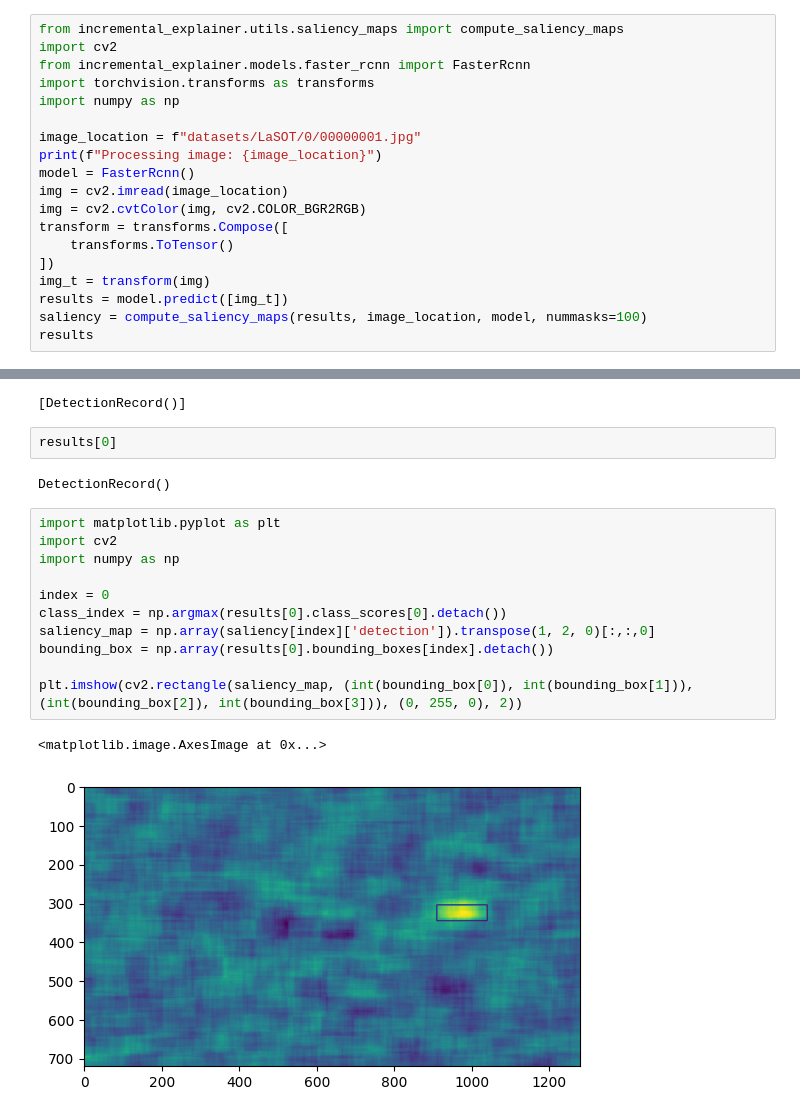
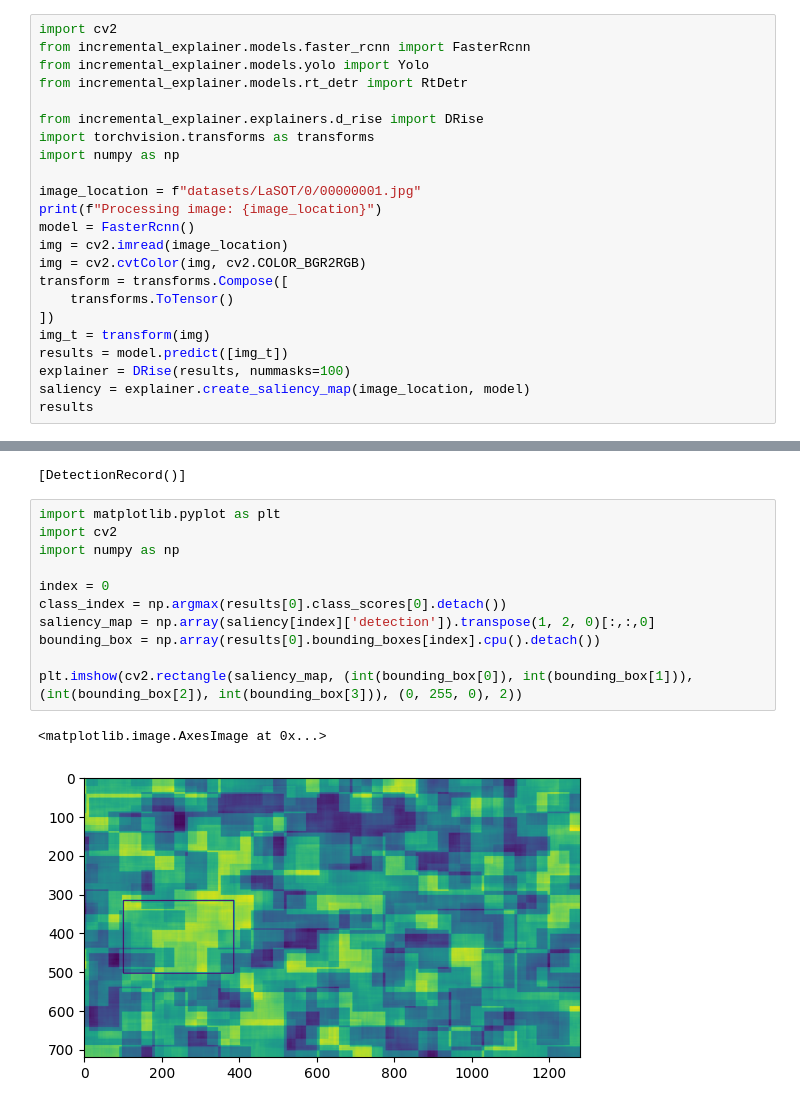
Before and after one commit to santiago-calderon-pena/IncX, a Jupyter notebook: metrics-saliency.ipynb, the cells around one changed output, grey strips where cells are left out. Cells and saved outputs as stored; diff of their text form.

Commit message:
Update metrics saliency with FasterRcnn

```diff
--- a/metrics-saliency.ipynb
+++ b/metrics-saliency.ipynb
@@ -1,7 +1,10 @@
 # %%
-from incremental_explainer.utils.saliency_maps import compute_saliency_maps
 import cv2
 from incremental_explainer.models.faster_rcnn import FasterRcnn
+from incremental_explainer.models.yolo import Yolo
+from incremental_explainer.models.rt_detr import RtDetr
+
+from incremental_explainer.explainers.d_rise import DRise
 import torchvision.transforms as transforms
 import numpy as np
 
@@ -15,29 +18,26 @@ transform = transforms.Compose([
 ])
 img_t = transform(img)
 results = model.predict([img_t])
-saliency = compute_saliency_maps(results, image_location, model, nummasks=100)
+explainer = DRise(results, nummasks=100)
+saliency = explainer.create_saliency_map(image_location, model)
 results
 # %% [output]
 Processing image: datasets/LaSOT/0/00000001.jpg
 [DetectionRecord()]
-# %%
-results[0]
-# %% [output]
-DetectionRecord()
 # %%
 import matplotlib.pyplot as plt
 import cv2
 import numpy as np
 
 index = 0
 class_index = np.argmax(results[0].class_scores[0].detach())
 saliency_map = np.array(saliency[index]['detection']).transpose(1, 2, 0)[:,:,0]
-bounding_box = np.array(results[0].bounding_boxes[index].detach())
+bounding_box = np.array(results[0].bounding_boxes[index].cpu().detach())
 
 plt.imshow(cv2.rectangle(saliency_map, (int(bounding_box[0]), int(bounding_box[1])), (int(bounding_box[2]), int(bounding_box[3])), (0, 255, 0), 2))
 # %% [output]
 <matplotlib.image.AxesImage at 0x...>
-[figure, old version]
+[figure, new version]
 # %%
 import matplotlib.pyplot as plt
 from mpl_toolkits.mplot3d import Axes3D
```
Also changed, not shown: parts of 5 cells of this notebook.
